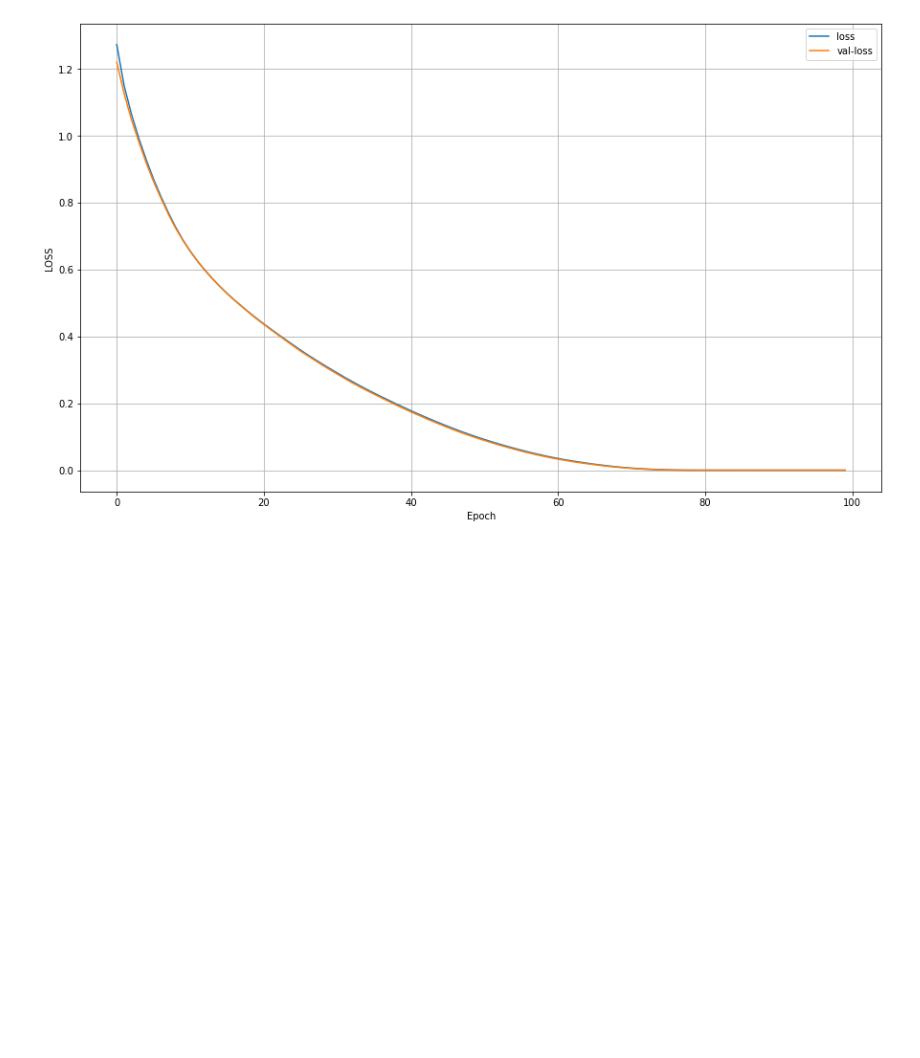
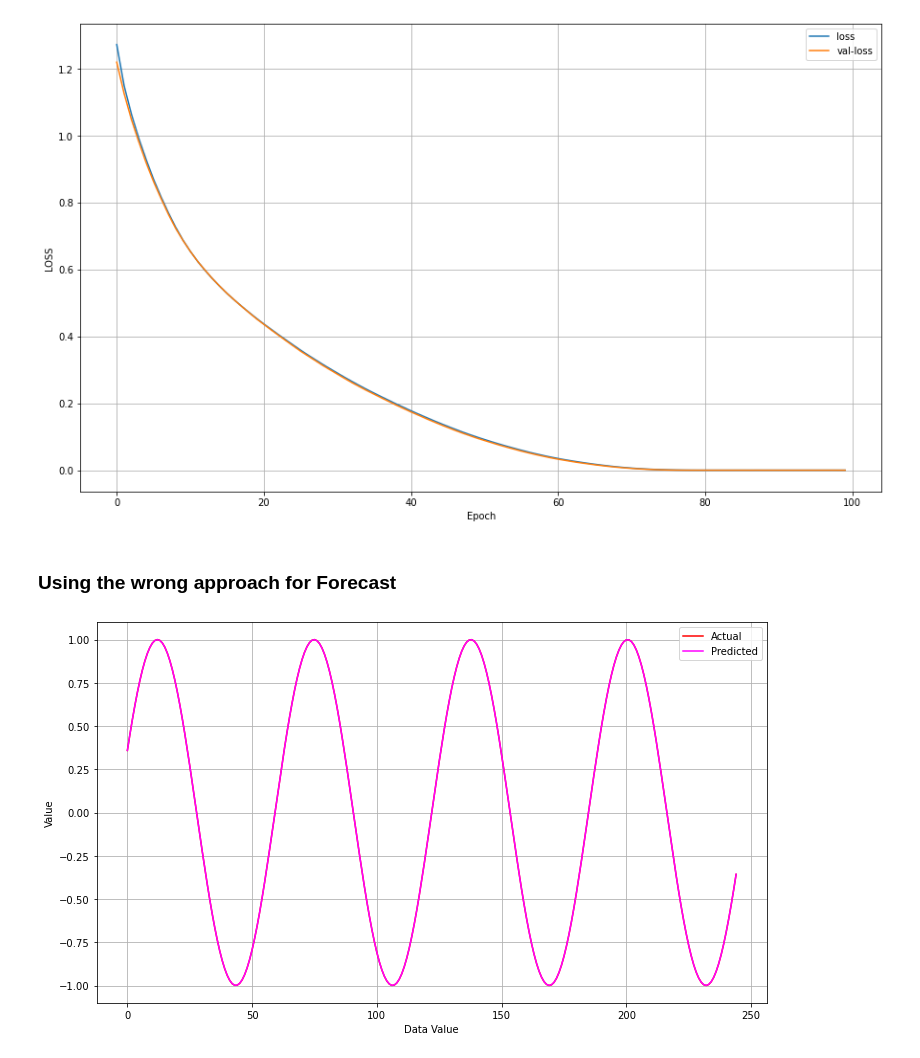
Before and after one commit to HarshitDawar55/Machine_And_Deep_Learning, a Jupyter notebook: Projects/Deep_Learning_Projects/AutoRegressor-Model-RNN-Basics/AutoRegressor Model.ipynb, the cells around one changed output. Cells and saved outputs as stored; diff of their text form; code cells hidden in the pictures; blank space fills up the shorter version.

Commit message:
wrong approach for forecast without noise!

```diff
--- a/Projects/Deep_Learning_Projects/AutoRegressor-Model-RNN-Basics/AutoRegressor Model.ipynb
+++ b/Projects/Deep_Learning_Projects/AutoRegressor-Model-RNN-Basics/AutoRegressor Model.ipynb
@@ -80,3 +79,15 @@ plt.grid()
 plt.show()
 # %% [output]
 [figure]
+# %%
+predictionsTargetValues = forecast[-forecast.shape[0] // 2 : ]
+predictions = []
+# %% [markdown]
+### Using the wrong approach for Forecast
+# %%
+iterator = data.shape[0] // 2
+while len(predictions) < len(predictionsTargetValues):
+    predictions.append(
+        model.predict(data[iterator].reshape(1, -1))[0, 0]      # Converting from (10, 1) to (1, 10) becuase 10 features are expected by the Model
+    )
+    iterator += 1
@@ -82,0 +96,11 @@ plt.show()
+# %%
+plt.figure(figsize = (12, 7))
+plt.plot(predictionsTargetValues, label = "Actual", c = "red")
+plt.plot(predictions, label = "Predicted", c = 'magenta')
+plt.legend()
+plt.grid()
+plt.xlabel("Data Value")
+plt.ylabel("Value")
+plt.show()
+# %% [output]
+[figure, added]
```
Also changed, not shown: parts of 2 cells of this notebook.
